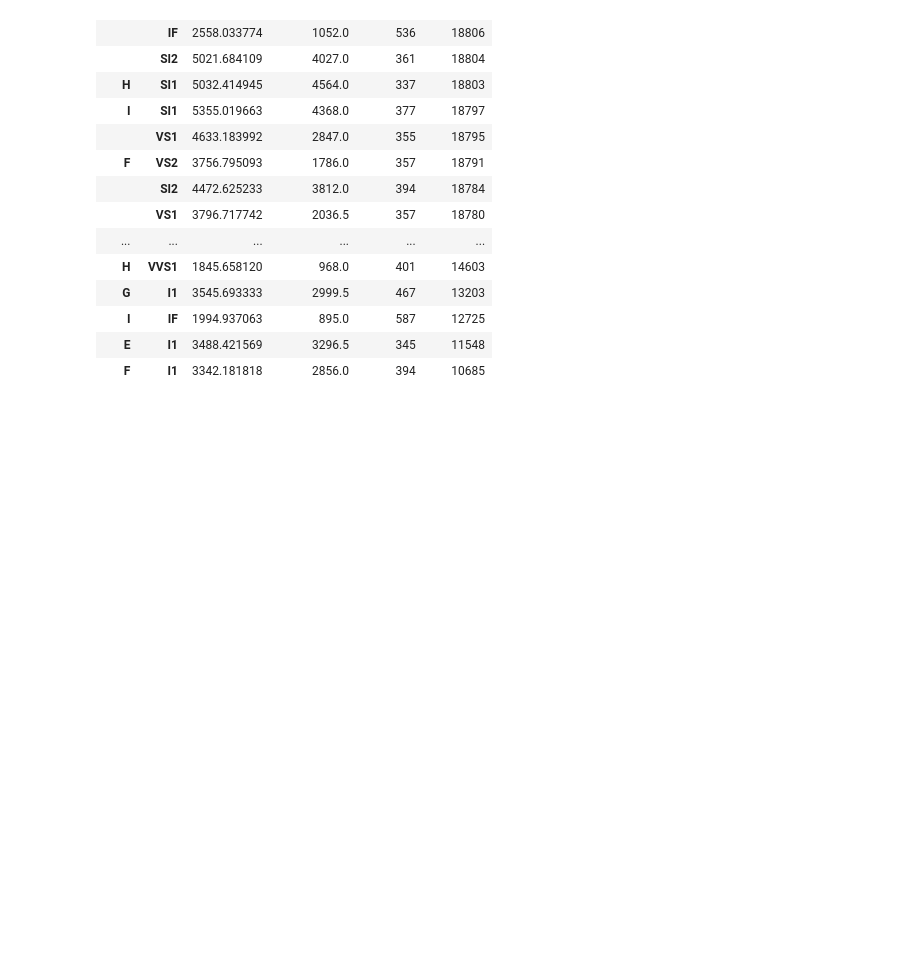
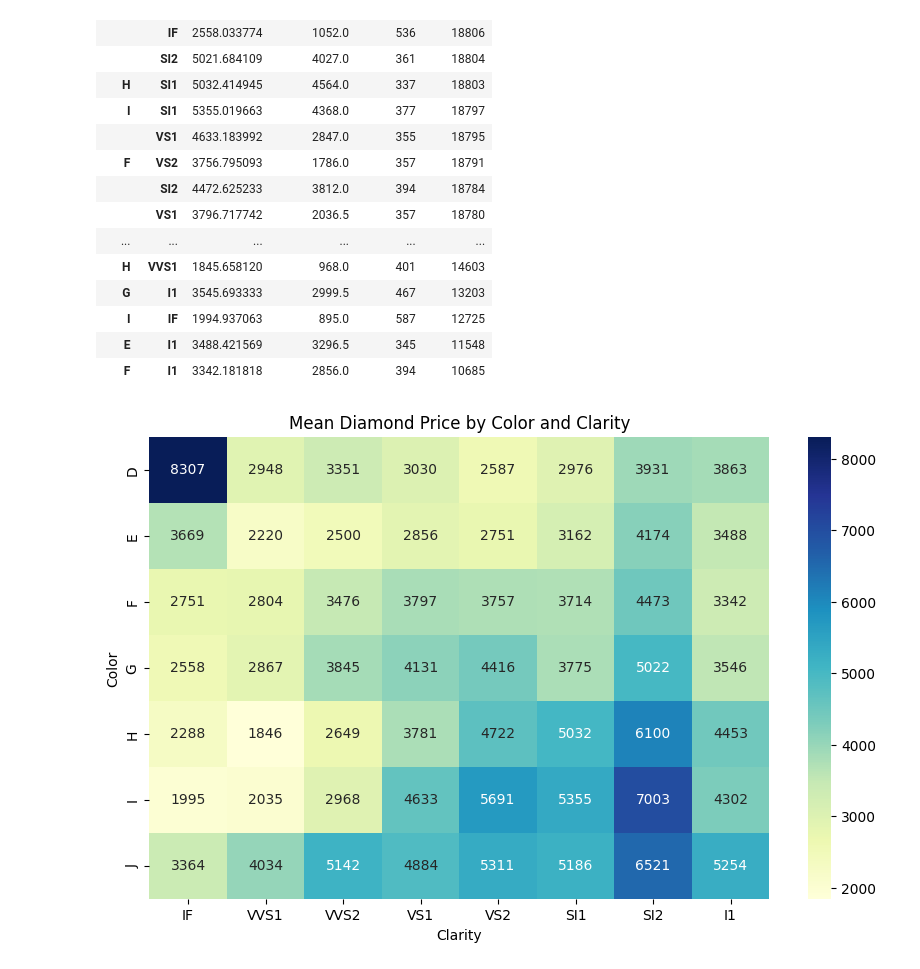
Before and after one commit to MachineNeyarning/Aula4, a Jupyter notebook: Aula_4.ipynb, the cells around one changed output. Drawn from its saved outputs; the diff is of its cells as text; code cells hidden in the pictures; blank space fills up the shorter version.

```diff
--- a/Aula_4.ipynb
+++ b/Aula_4.ipynb
@@ -331,3 +331,28 @@ df.groupby(['color', 'clarity']).agg(
 | I | IF | 1994.937063 | 895.0 | 587 | 12725 |
 | E | I1 | 3488.421569 | 3296.5 | 345 | 11548 |
 | F | I1 | 3342.181818 | 2856.0 | 394 | 10685 |
+# %%
+import seaborn as sns
+import matplotlib.pyplot as plt
+
+# Get the aggregated data
+agg_data = df.groupby(['color', 'clarity']).agg(
+    mean_price=('price', 'mean'),
+    median_price=('price', 'median'),
+    min_price=('price', 'min'),
+    max_price=('price', 'max')
+)
+
+# You can choose which price statistic to visualize on the heatmap.
+# Let's start with the mean price.
+mean_price_pivot = agg_data['mean_price'].unstack()
+
+# Create the heatmap
+plt.figure(figsize=(10, 6))
+sns.heatmap(mean_price_pivot, annot=True, fmt=".0f", cmap="YlGnBu")
+plt.title('Mean Diamond Price by Color and Clarity')
+plt.xlabel('Clarity')
+plt.ylabel('Color')
+plt.show()
+# %% [output]
+[figure, added]
```
Also changed, not shown: parts of 2 cells of this notebook, 1 other file.
